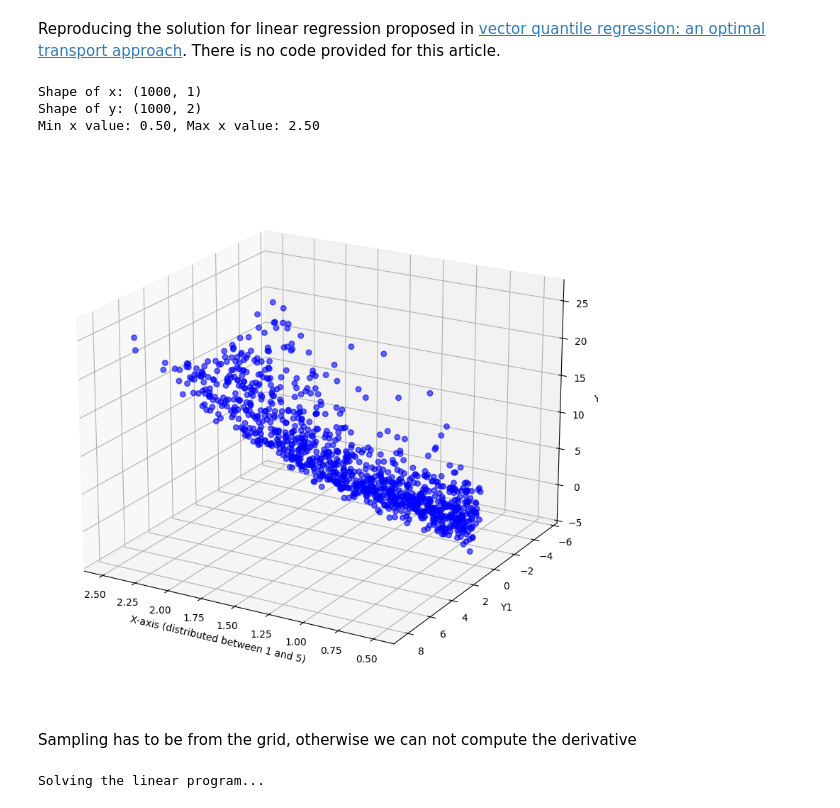
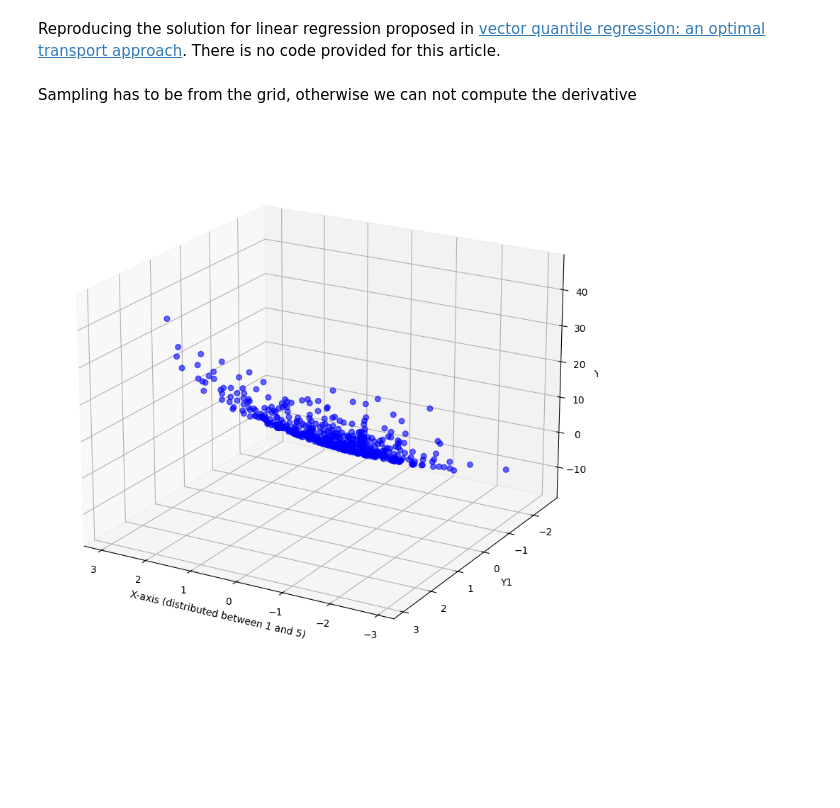
Before and after one commit to VldKnd/conditional_quantile_function, a Jupyter notebook: vector_quantile_regression/notebooks/linear_vector_quantiel_regression.ipynb, the cells around one changed output. Saved outputs shown, nothing was run; the diff lists cells and outputs as text; code cells hidden in the pictures; blank space fills up the shorter version.

```diff
--- a/vector_quantile_regression/notebooks/linear_vector_quantiel_regression.ipynb
+++ b/vector_quantile_regression/notebooks/linear_vector_quantiel_regression.ipynb
@@ -1,36 +1,5 @@
 # %% [markdown]
 Reproducing the solution for linear regression proposed in [vector quantile regression: an optimal transport approach](https://arxiv.org/pdf/1406.4643). There is no code provided for this article.
-# %%
-from data_utils import create_joint_x_y, create_conditional_x
-import numpy as np
-import matplotlib.pyplot as plt
-
-num_points_to_generate = 1000
-x, y = create_joint_x_y(num_points_to_generate)
-
-print(f"Shape of x: {x.shape}")
-print(f"Shape of y: {y.shape}")
-print(f"Min x value: {np.min(x):.2f}, Max x value: {np.max(x):.2f}")
-
-
-fig = plt.figure(figsize=(12, 10))
-ax = fig.add_subplot(111, projection='3d')
-
-scatter = ax.scatter(x[:,0 ], y[:, 0], y[:, 1], c='blue', marker='o', s=30, alpha=0.6)
-
-ax.set_xlabel('X-axis (distributed between 1 and 5)')
-ax.set_ylabel('Y1')
-ax.set_zlabel('Y2')
-
-ax.grid(True)
-ax.view_init(elev=20, azim=120)
-
-plt.show()
-# %% [output]
-Shape of x: (1000, 1)
-Shape of y: (1000, 2)
-Min x value: 0.50, Max x value: 2.50
-[figure, removed]
 # %%
 import numpy as np
 from scipy.optimize import linprog
@@ -81,8 +50,11 @@ def solve_vqr_primal(Y, X, U, nu, mu):
 # %% [markdown]
 Sampling has to be from the grid, otherwise we can not compute the derivative
 # %%
-num_points_to_generate = 750
-num_latent_points_to_generate = 750
+from data_utils import create_joint_x_y
+
+
+num_points_to_generate = 500
+num_latent_points_to_generate = 500
 
 X, Y = create_joint_x_y(num_points_to_generate)
 X = np.concatenate([X, np.ones((num_points_to_generate, 1))], axis=1)
@@ -95,6 +67,29 @@ nu = np.ones((n, 1)) / n
 mu = np.ones((m, 1)) / m
 
 result = solve_vqr_primal(Y, X, U, nu, mu)
-# %% [output]
-Solving the linear program...
+# %%
+import matplotlib.pyplot as plt
+
+# Change to %matplotlib qt to have interactive plots
+%matplotlib inline
+
+x = X[0, :]
+b_u = result.eqlin['marginals'][num_points_to_generate:].reshape((U.shape[0], X.shape[1]), order='F')
+phi_dual_potential = - b_u @ x
+
+fig = plt.figure(figsize=(12, 10))
+ax = fig.add_subplot(111, projection='3d')
+
+scatter = ax.scatter(U[:,0 ], U[:, 1], phi_dual_potential, c='blue', marker='o', s=30, alpha=0.6)
+
+ax.set_xlabel('X-axis (distributed between 1 and 5)')
+ax.set_ylabel('Y1')
+ax.set_zlabel('Y2')
+
+ax.grid(True)
+ax.view_init(elev=20, azim=120)
+
+plt.show()
+# %% [output]
+[figure, added]
 # %%
```
Also changed, not shown: parts of 1 cell of this notebook.
